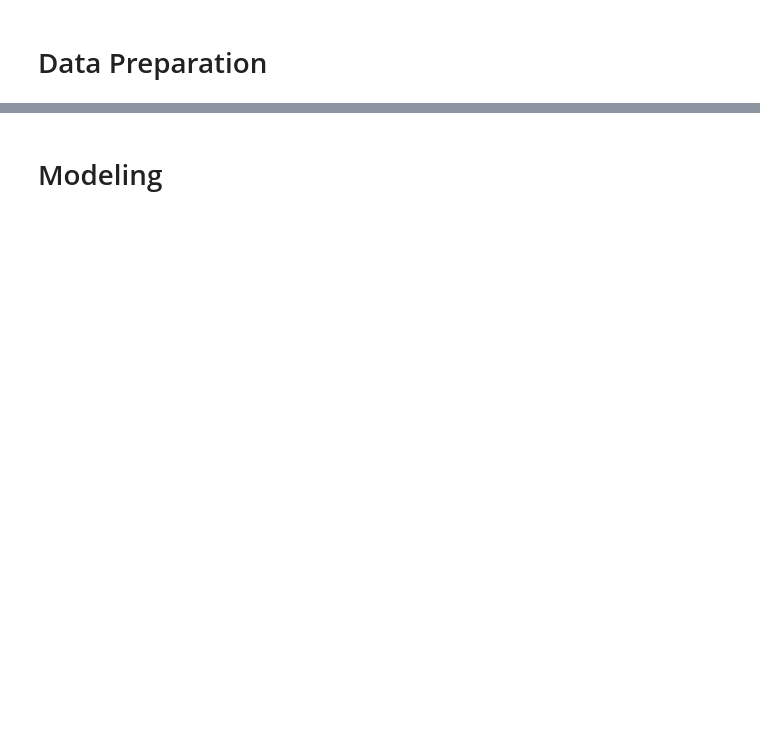
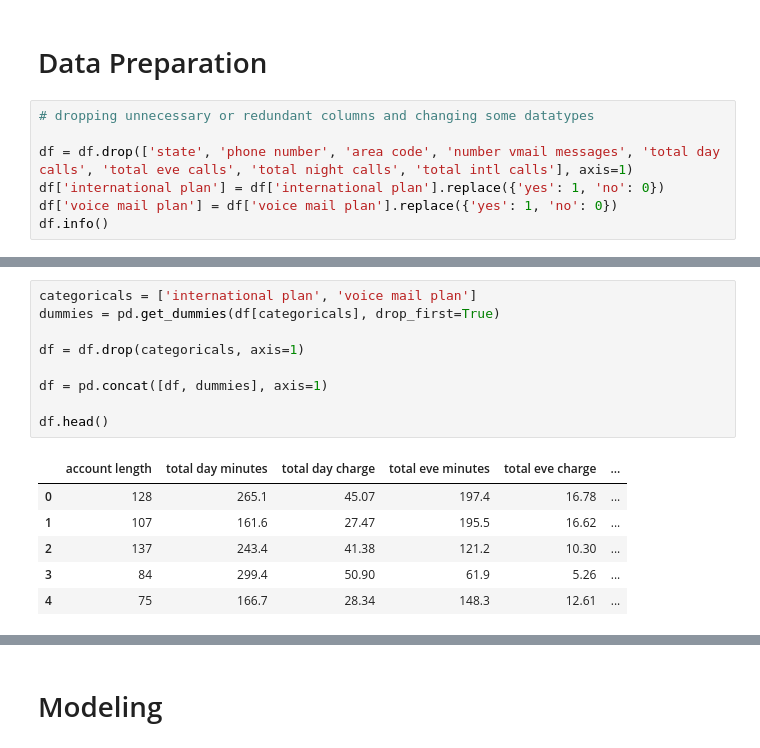
Before and after one commit to sfp13VA/SyriaTel_Customer_Churn, a Jupyter notebook: notebook.ipynb, the cells around one changed output, grey strips where cells are left out. Saved outputs shown, nothing was run; the diff lists cells and outputs as text; blank space fills up the shorter version.

```diff
--- a/notebook.ipynb
+++ b/notebook.ipynb
@@ -45,2 +63,9 @@ df.head()
 # %% [markdown]
 # Data Preparation
+# %%
+# dropping unnecessary or redundant columns and changing some datatypes
+
+df = df.drop(['state', 'phone number', 'area code', 'number vmail messages', 'total day calls', 'total eve calls', 'total night calls', 'total intl calls'], axis=1)
+df['international plan'] = df['international plan'].replace({'yes': 1, 'no': 0})
+df['voice mail plan'] = df['voice mail plan'].replace({'yes': 1, 'no': 0})
+df.info()
@@ -46,0 +105,16 @@ df.head()
+# %%
+categoricals = ['international plan', 'voice mail plan']
+dummies = pd.get_dummies(df[categoricals], drop_first=True)
+
+df = df.drop(categoricals, axis=1)
+
+df = pd.concat([df, dummies], axis=1)
+
+df.head()
+# %% [output]
+|  | account length | total day minutes | total day charge | total eve minutes | total eve charge | ... |
+| 0 | 128 | 265.1 | 45.07 | 197.4 | 16.78 | ... |
+| 1 | 107 | 161.6 | 27.47 | 195.5 | 16.62 | ... |
+| 2 | 137 | 243.4 | 41.38 | 121.2 | 10.30 | ... |
+| 3 | 84 | 299.4 | 50.90 | 61.9 | 5.26 | ... |
+| 4 | 75 | 166.7 | 28.34 | 148.3 | 12.61 | ... |
```
Also changed, not shown: parts of 17 cells of this notebook.
